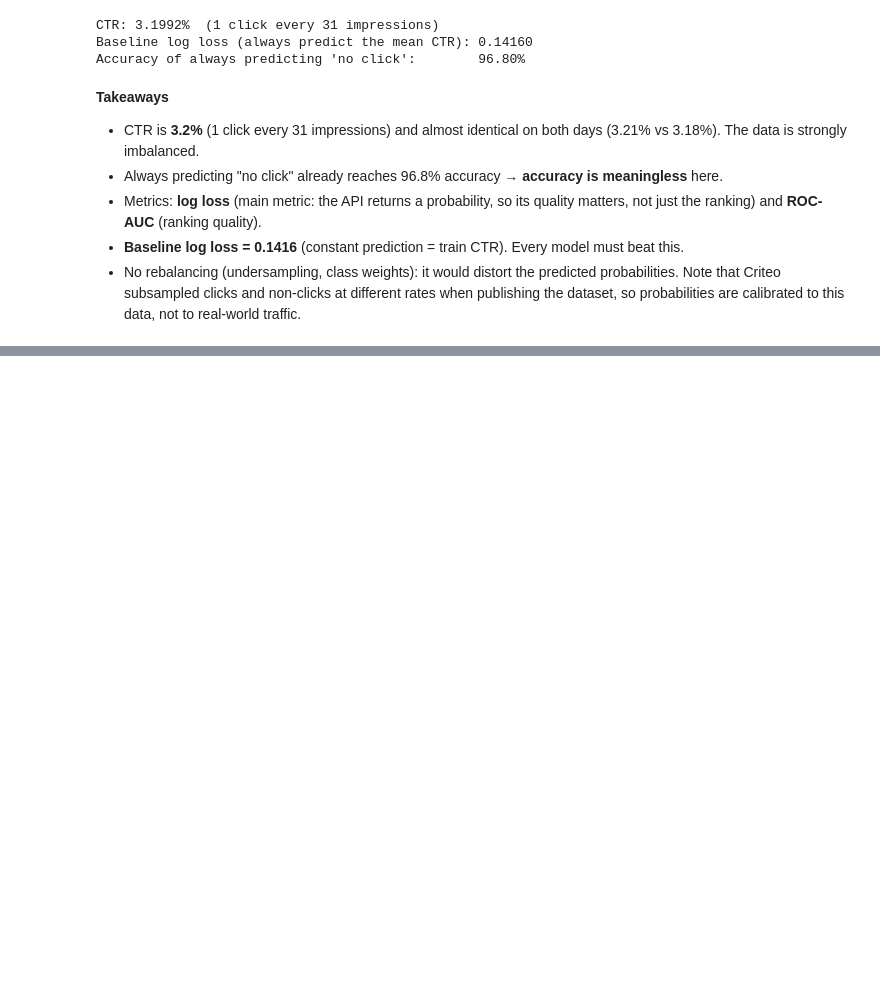
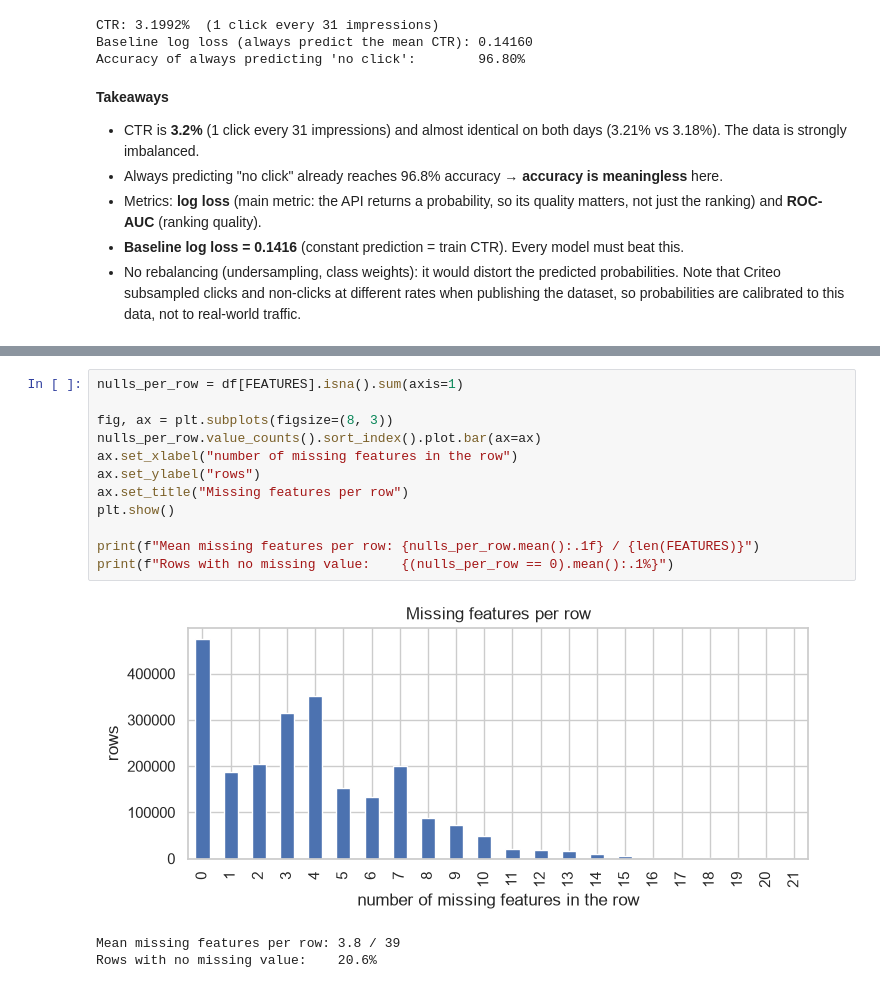
Before and after one commit to Mam-s/ctr_criteo, a Jupyter notebook: notebooks/exploration.ipynb, the cells around one changed output, grey strips where cells are left out. Cells and saved outputs as stored; diff of their text form; blank space fills up the shorter version.

```diff
--- a/notebooks/exploration.ipynb
+++ b/notebooks/exploration.ipynb
@@ -110,0 +147,16 @@ Accuracy of always predicting 'no click':        96.80%
+# %%
+nulls_per_row = df[FEATURES].isna().sum(axis=1)
+
+fig, ax = plt.subplots(figsize=(8, 3))
+nulls_per_row.value_counts().sort_index().plot.bar(ax=ax)
+ax.set_xlabel("number of missing features in the row")
+ax.set_ylabel("rows")
+ax.set_title("Missing features per row")
+plt.show()
+
+print(f"Mean missing features per row: {nulls_per_row.mean():.1f} / {len(FEATURES)}")
+print(f"Rows with no missing value:    {(nulls_per_row == 0).mean():.1%}")
+# %% [output]
+[figure, added]
+Mean missing features per row: 3.8 / 39
+Rows with no missing value:    20.6%
```
Also changed, not shown: parts of 8 cells of this notebook.
